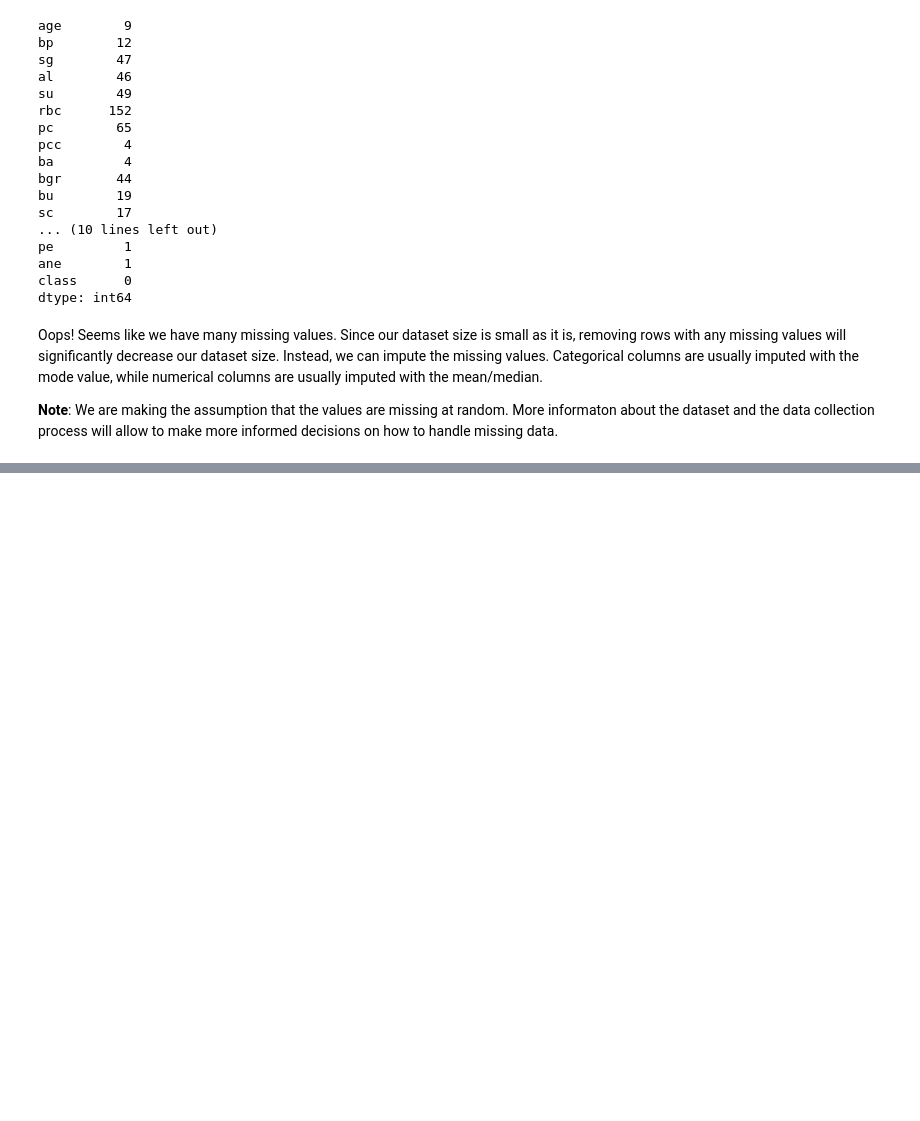
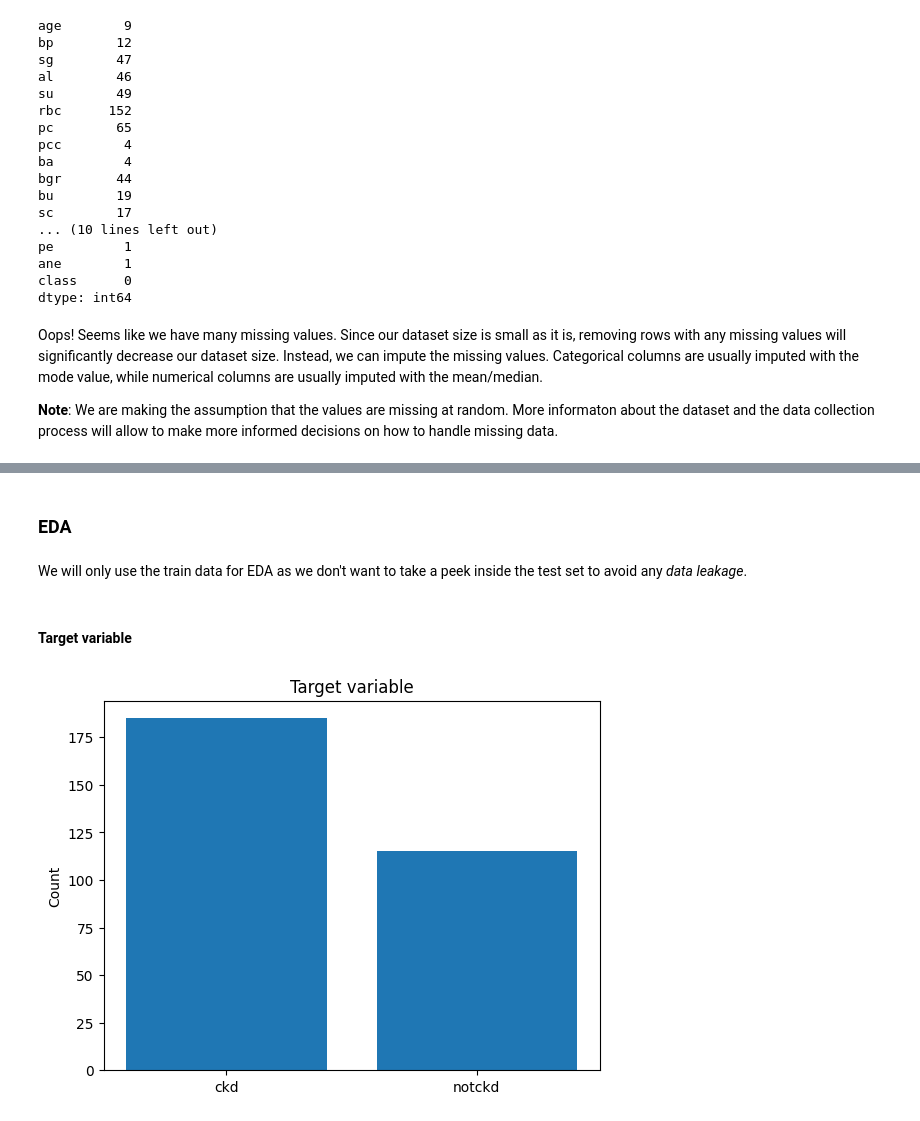
Before and after one commit to AniKhachatryan/ckd, a Jupyter notebook: code/CKD_AniKh_Wemanity.ipynb, the cells around one changed output, grey strips where cells are left out. Saved outputs shown, nothing was run; the diff lists cells and outputs as text; code cells hidden in the pictures; blank space fills up the shorter version.

Commit message:
feat: add more preprocessing steps in the jupyter notebook
EDA, encode categorical features, scale features

```diff
--- a/code/CKD_AniKh_Wemanity.ipynb
+++ b/code/CKD_AniKh_Wemanity.ipynb
@@ -176,10 +192,0 @@ Oops! Seems like we have many missing values. Since our dataset size is small as
-# %%
-# impute missing values
-
-# categorical - mode
-for colname in colnames_cat:
-    df[colname] = df[colname].fillna(df[colname].mode()[0])
-
-# numerical - median because it is more robust to outliers
-for colname in colnames_num:
-    df[colname] = df[colname].fillna(df[colname].median())
@@ -205,0 +197,7 @@ dtype: int64
+# %%
+# separate the predictor variable
+X = df.drop(columns='class')
+y = df['class']
+
+print(f'X shape: {X.shape}')
+print(f'y shape: {y.shape}')
@@ -205,0 +207,9 @@ dtype: int64
+# %%
+# split data into train and test
+X_train, X_test, y_train, y_test = train_test_split(X, y, test_size=0.25, random_state=42)
+
+print(f'X_train shape: {X_train.shape}')
+print(f'y_train shape: {y_train.shape}')
+
+print(f'X_test shape: {X_test.shape}')
+print(f'y_test shape: {y_test.shape}')
@@ -205,0 +336,12 @@ dtype: int64
+# %% [markdown]
+### EDA
+# %% [markdown]
+We will only use the train data for EDA as we don't want to take a peek inside the test set to avoid any _data leakage_.
+# %% [markdown]
+#### Target variable
+# %%
+_ = plt.bar(y_train.value_counts().index, y_train.value_counts())
+_ = plt.ylabel('Count')
+_ = plt.title('Target variable')
+# %% [output]
+[figure, added]
```
Also changed, not shown: parts of 103 cells of this notebook.
